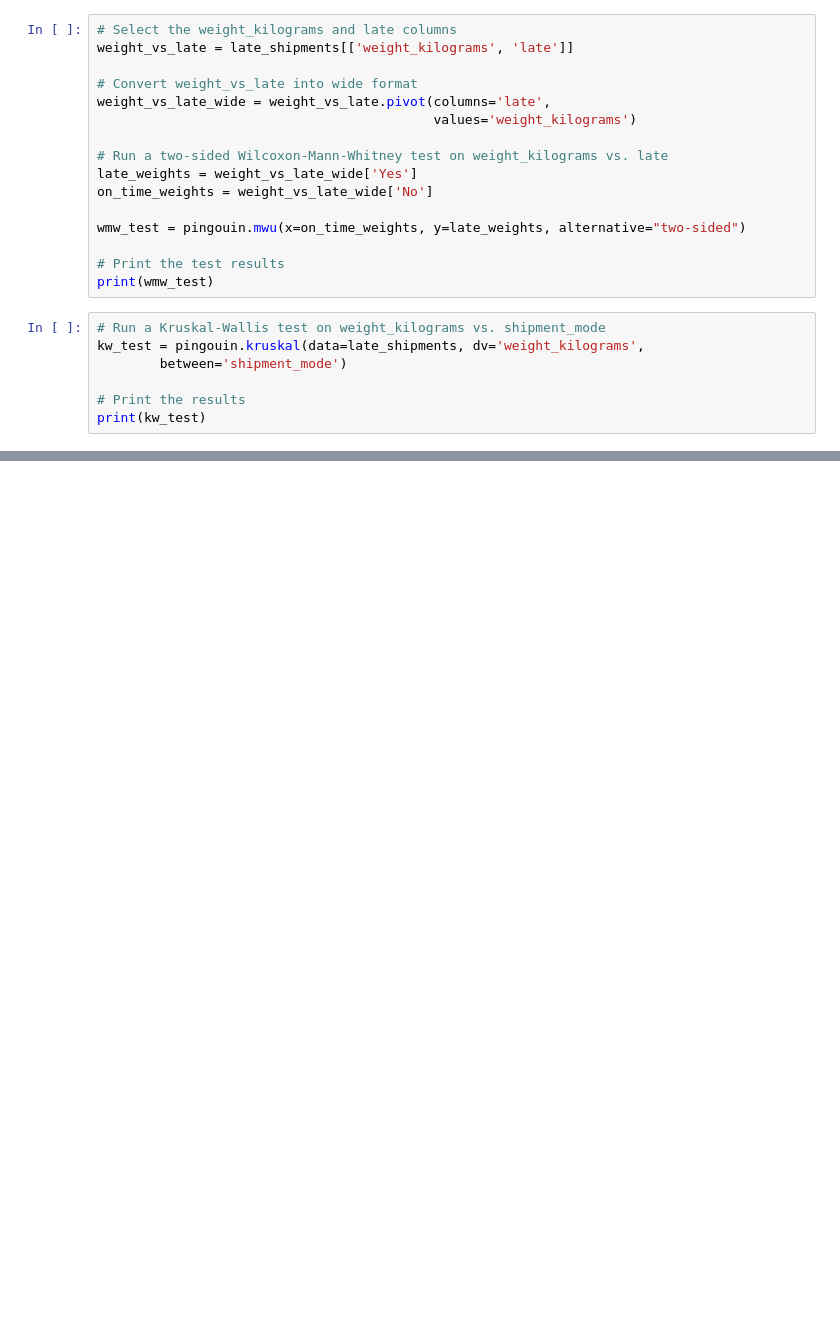
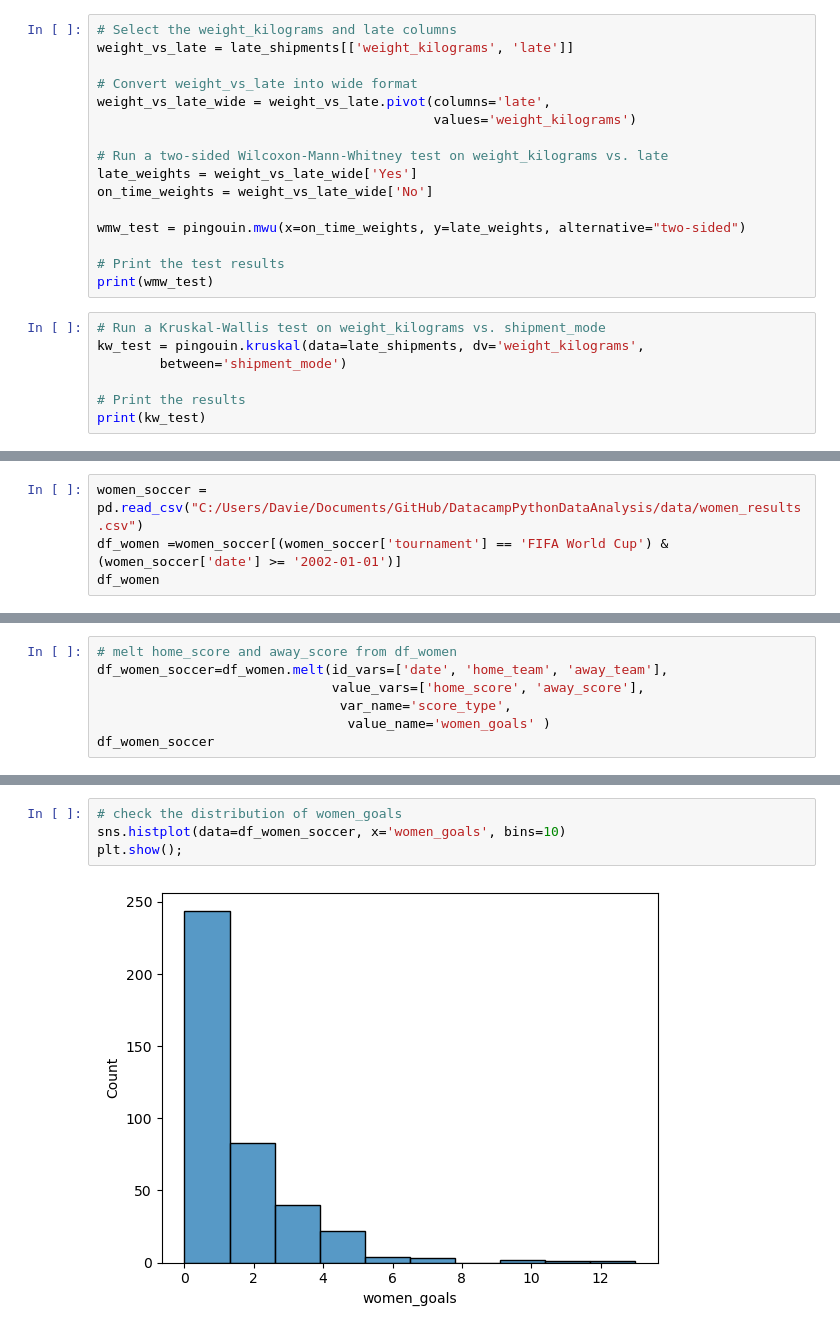
Before and after one commit to Daviedavie100/DatacampPythonDataAnalysis, a Jupyter notebook: Datacamp.ipynb, the cells around one changed output, grey strips where cells are left out. Cells and saved outputs as stored; diff of their text form; blank space fills up the shorter version.

```diff
--- a/Datacamp.ipynb
+++ b/Datacamp.ipynb
@@ -2172,0 +2262,4 @@ print(kw_test)
+# %%
+women_soccer = pd.read_csv("C:/Users/Davie/Documents/GitHub/DatacampPythonDataAnalysis/data/women_results.csv")
+df_women =women_soccer[(women_soccer['tournament'] == 'FIFA World Cup') & (women_soccer['date'] >= '2002-01-01')]
+df_women
@@ -2172,0 +2280,7 @@ print(kw_test)
+# %%
+# melt home_score and away_score from df_women
+df_women_soccer=df_women.melt(id_vars=['date', 'home_team', 'away_team'],
+                              value_vars=['home_score', 'away_score'],
+                               var_name='score_type',
+                                value_name='women_goals' )
+df_women_soccer
@@ -2172,0 +2301,6 @@ print(kw_test)
+# %%
+# check the distribution of women_goals
+sns.histplot(data=df_women_soccer, x='women_goals', bins=10)
+plt.show();
+# %% [output]
+[figure, added]
```
Also changed, not shown: parts of 14 cells of this notebook.
